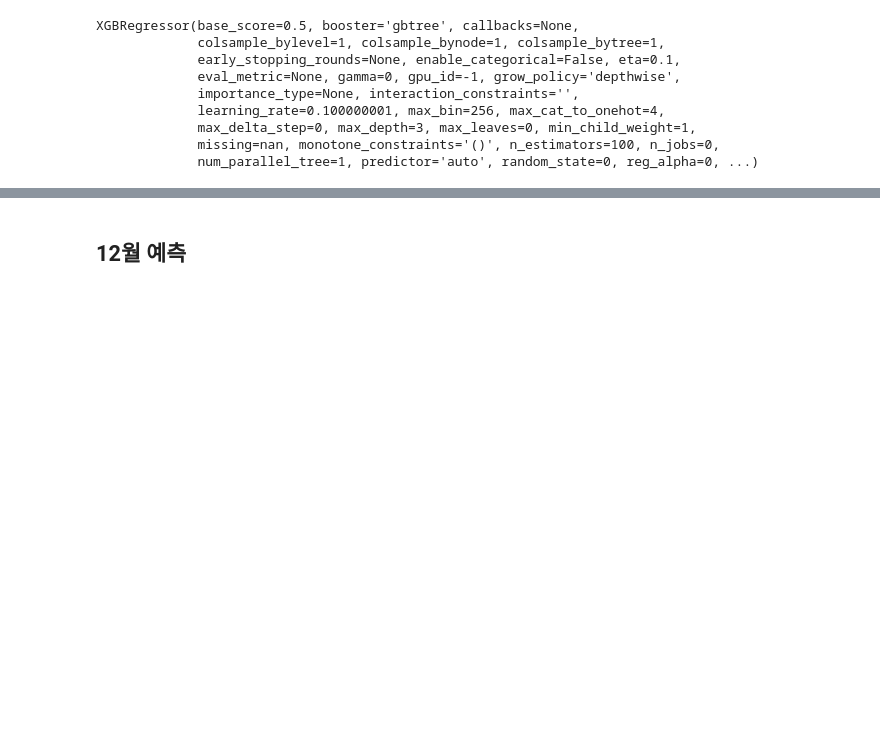
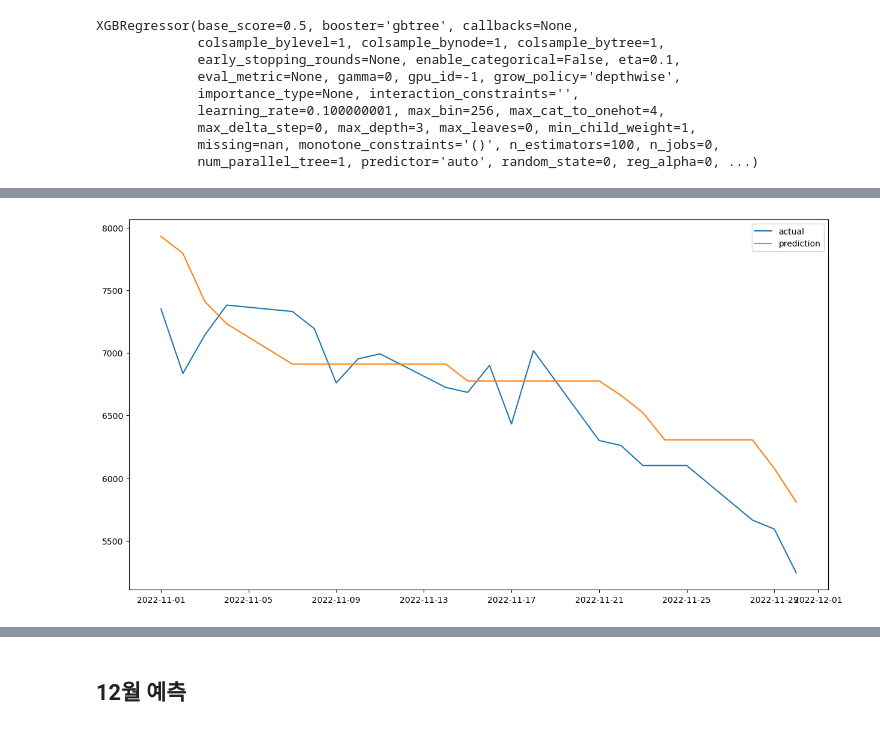
Before and after one commit to Kim-Hyunah/Final_Predict_Agricultural, a Jupyter notebook: model_pred_price_xgb_jinhyeok.ipynb, the cells around one changed output, grey strips where cells are left out. Cells and saved outputs as stored; diff of their text form; code cells hidden in the pictures; blank space fills up the shorter version.

```diff
--- a/model_pred_price_xgb_jinhyeok.ipynb
+++ b/model_pred_price_xgb_jinhyeok.ipynb
@@ -42,5 +42,6 @@ df.rename(columns={"평균":"배추가격"},inplace=True)
 # %%
 # df.columns
 # %%
-feature = df.drop(columns=["거래량", "전월비(%)", "배추가격", "이동평균가_6일", "이동평균가_24일", "이동평균가_72일"])
+# feature = df.drop(columns=["거래량", "전월비(%)", "배추가격", "이동평균가_6일", "이동평균가_24일", "이동평균가_72일"])
+feature = df.drop(columns=["자동차용 경유 가격 (원)","거래량", "전월비(%)", "배추가격", "이동평균가_6일", "이동평균가_24일", "이동평균가_72일"])
 target = df["배추가격"]
@@ -63,3 +63,14 @@ len_y = int(len(y)*0.8)
 
 X_train, X_test = X[:len_x], X[len_x:]
 y_train, y_test = y[:len_y], y[len_y:]
+# %%
+mmsc2_feat = MinMaxScaler()
+mmsc2_tar = MinMaxScaler()
+
+mmsc2_feat.fit(feature)
+mmsc2_tar.fit(target.values.reshape(-1,1))
+
+X2 = mmsc2_feat.transform(feature)
+y2 = mmsc2_tar.transform(target.values.reshape(-1,1))
+# %%
+len_X2 = len(feature[feature.index <= "2022-10-31"])
@@ -247,0 +337,8 @@ r2_score : 0.982
+# %%
+fig = plt.figure(figsize=(15,8))
+plt.plot(target.index[len_X2:], y_tst_inv2.reshape(-1), label="actual")
+plt.plot(target.index[len_X2:], y_pred_inv2.reshape(-1), label="prediction")
+plt.legend()
+plt.show()
+# %% [output]
+[figure, added]
```
Also changed, not shown: parts of 16 cells of this notebook, 1 other file.
